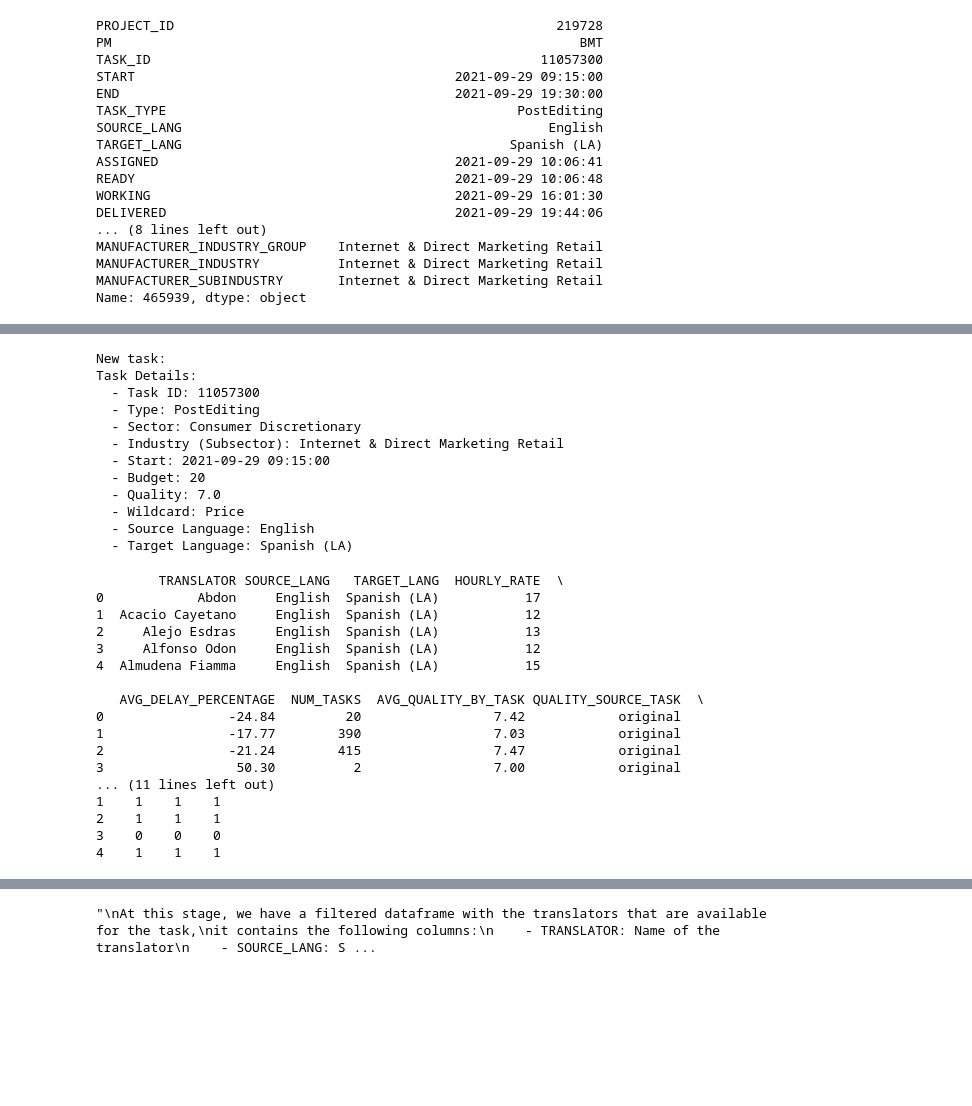
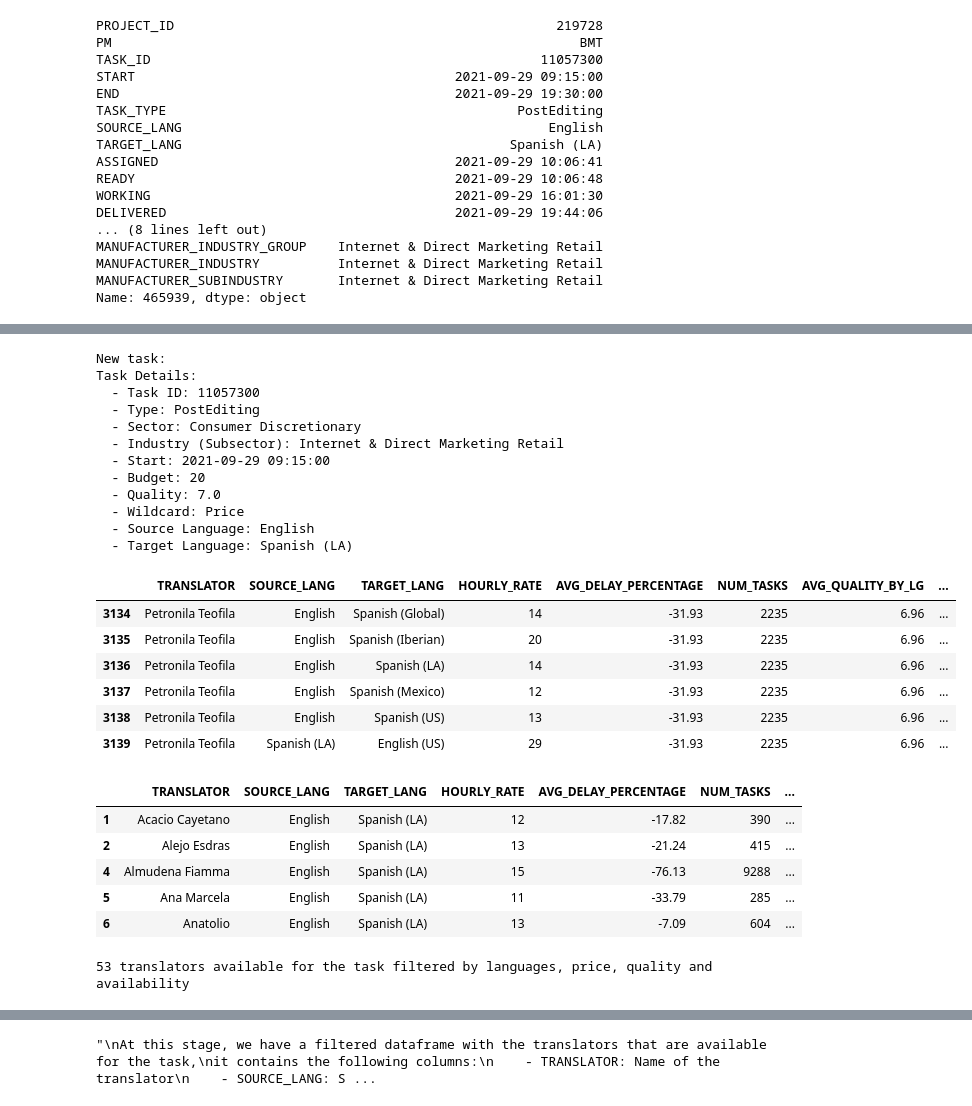
Before and after one commit to L3ms123/SP1, a Jupyter notebook: Notebooks/Synthesis project.ipynb, the cells around one changed output, grey strips where cells are left out. Saved outputs shown, nothing was run; the diff lists cells and outputs as text; code cells hidden in the pictures; blank space fills up the shorter version.

```diff
--- a/Notebooks/Synthesis project.ipynb
+++ b/Notebooks/Synthesis project.ipynb
@@ -610,6 +653,4 @@ Name: 465939, dtype: object
 # %%
-translators_attributes_df = compute_delay_percentage(train_df)
-
 # Take a task from the validation set
 new_task = validation_df_clean.iloc[0].copy()
 new_task.to_dict()
@@ -625,52 +666,42 @@ else:
     print("WARNING: No match found in schedules_df for the given client. Setting default values.")
     # Default to a specific wildcard if no match is found
     new_task['WILDCARD'] = 'Quality'
     new_task['HOURLY_RATE'] = new_task['SELLING_HOURLY_PRICE']
     new_task['QUALITY_EVALUATION'] = new_task['MIN_QUALITY']
 
-new_task['ASSIGNED'] = datetime.now()  # Sets to current datetime
+new_task['ASSIGNED'] =  datetime(2021, 9, 29, 9, 15, 0) # Sets to current datetime
 new_task = new_task.rename({'HOURLY_RATE': 'SELLING_HOURLY_PRICE'})
 new_task = new_task.rename({'QUALITY_EVALUATION': 'MIN_QUALITY'})
 
 # Convert to dict to use **kwargs
 # **kwargs: Pass a dictionary of named arguments (key=value) in a descomposed way (what we want here)
 new_task = Task(**new_task.to_dict())
 
 need_wildcard = False
 print("New task:")
 print(new_task)
 
-df_filtered = filter_language_price_quality_availability(train_df, schedules_df, translators_attributes_df, new_task)
+df_filtered = compute_quality_by_languages(translators_attributes_df, source_lang=new_task.SOURCE_LANG, target_lang=new_task.TARGET_LANG)
+df_filtered = compute_quality_by_task_type(df_filtered, task_type=new_task.TASK_TYPE)
+
+display(df_filtered[df_filtered['TRANSLATOR'] == 'Petronila Teofila'])
 # %% [output]
 New task:
 Task Details:
   - Task ID: 11057300
   - Type: PostEditing
   - Sector: Consumer Discretionary
   - Industry (Subsector): Internet & Direct Marketing Retail
   - Start: 2021-09-29 09:15:00
   - Budget: 20
   - Quality: 7.0
   - Wildcard: Price
   - Source Language: English
   - Target Language: Spanish (LA)
+|  | TRANSLATOR | SOURCE_LANG | TARGET_LANG | HOURLY_RATE | AVG_DELAY_PERCENTAGE | NUM_TASKS | AVG_QUALITY_BY_LG | ... |
+| 3134 | Petronila Teofila | English | Spanish (Global) | 14 | -31.93 | 2235 | 6.96 | ... |
+| 3135 | Petronila Teofila | English | Spanish (Iberian) | 20 | -31.93 | 2235 | 6.96 | ... |
+| 3136 | Petronila Teofila | English | Spanish (LA) | 14 | -31.93 | 2235 | 6.96 | ... |
+| 3137 | Petronila Teofila | English | Spanish (Mexico) | 12 | -31.93 | 2235 | 6.96 | ... |
+| 3138 | Petronila Teofila | English | Spanish (US) | 13 | -31.93 | 2235 | 6.96 | ... |
+| 3139 | Petronila Teofila | Spanish (LA) | English (US) | 29 | -31.93 | 2235 | 6.96 | ... |
-# %%
-print(df_filtered.head())
-# %% [output]
-        TRANSLATOR SOURCE_LANG   TARGET_LANG  HOURLY_RATE  \
-0            Abdon     English  Spanish (LA)           17
-1  Acacio Cayetano     English  Spanish (LA)           12
-2     Alejo Esdras     English  Spanish (LA)           13
-3     Alfonso Odon     English  Spanish (LA)           12
-4  Almudena Fiamma     English  Spanish (LA)           15
-
-   AVG_DELAY_PERCENTAGE  NUM_TASKS  AVG_QUALITY_BY_TASK QUALITY_SOURCE_TASK  \
-0                -24.84         20                 7.42            original
-1                -17.77        390                 7.03            original
-2                -21.24        415                 7.47            original
-3                 50.30          2                 7.00            original
-... (11 lines left out)
-1    1    1    1
-2    1    1    1
-3    0    0    0
-4    1    1    1
@@ -677,3 +710,14 @@ print(df_filtered.head())
+# %%
+display(df_filtered.head())
+print(f'{len(df_filtered)} translators available for the task filtered by languages, price, quality and availability')
+# %% [output]
+|  | TRANSLATOR | SOURCE_LANG | TARGET_LANG | HOURLY_RATE | AVG_DELAY_PERCENTAGE | NUM_TASKS | ... |
+| 1 | Acacio Cayetano | English | Spanish (LA) | 12 | -17.82 | 390 | ... |
+| 2 | Alejo Esdras | English | Spanish (LA) | 13 | -21.24 | 415 | ... |
+| 4 | Almudena Fiamma | English | Spanish (LA) | 15 | -76.13 | 9288 | ... |
+| 5 | Ana Marcela | English | Spanish (LA) | 11 | -33.79 | 285 | ... |
+| 6 | Anatolio | English | Spanish (LA) | 13 | -7.09 | 604 | ... |
+53 translators available for the task filtered by languages, price, quality and availability
 # %%
 compute_experience(df_filtered, task_type=new_task.TASK_TYPE, source_lang=new_task.SOURCE_LANG, target_lang=new_task.TARGET_LANG, industry=new_task.MANUFACTURER_INDUSTRY, subindustry=new_task.MANUFACTURER_SUBINDUSTRY)
 compute_experience_for_client(df_filtered, client=new_task.MANUFACTURER)
```
Also changed, not shown: parts of 12 cells of this notebook, 1 other file.
